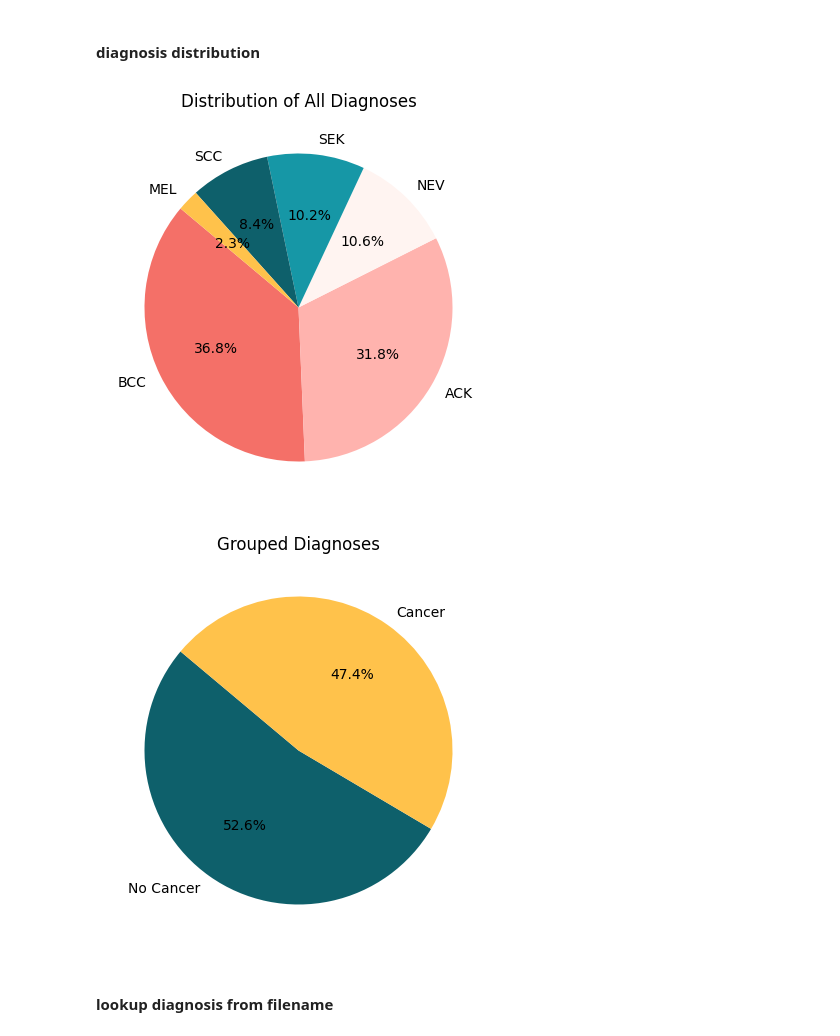
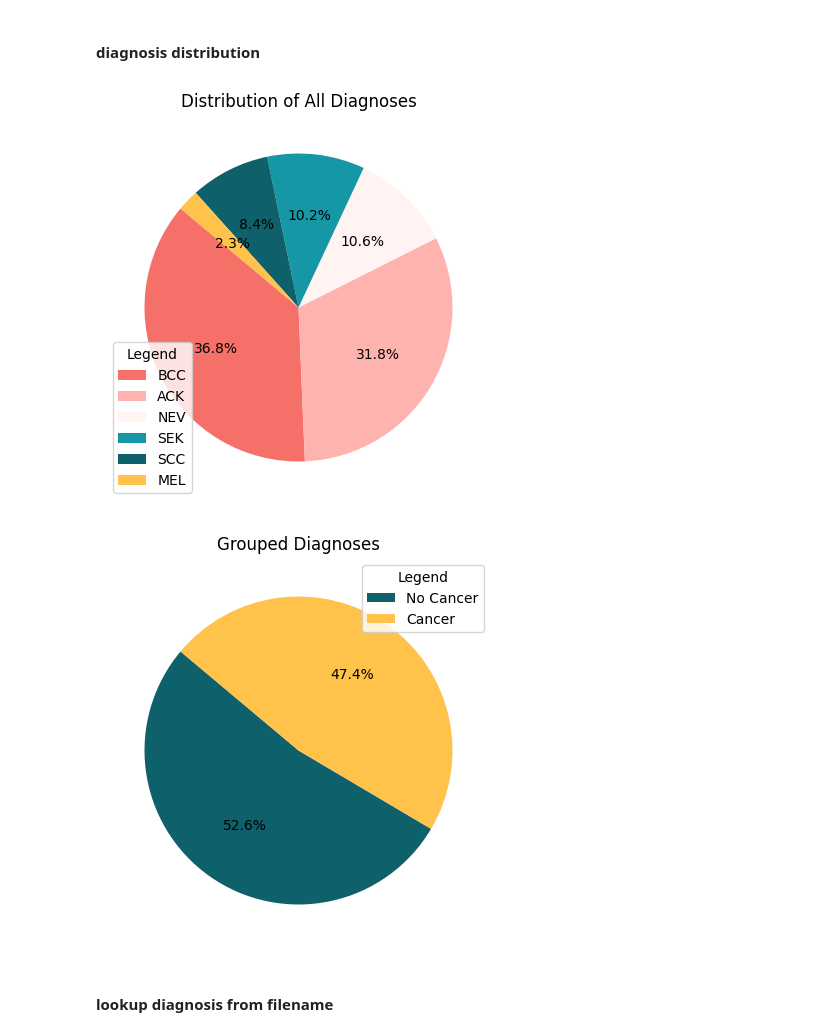
Before and after one commit to lucienavratilova/fyp2024, a Jupyter notebook: testing_features/dataset.ipynb, the cells around one changed output. Saved outputs shown, nothing was run; the diff lists cells and outputs as text; code cells hidden in the pictures.

Commit message:
plots

```diff
--- a/testing_features/dataset.ipynb
+++ b/testing_features/dataset.ipynb
@@ -34,35 +34,39 @@ Index(['patient_id', 'lesion_id', 'smoke', 'drink', 'background_father',
 # %%
 colors1 = ['#f47068', '#ffb3ae', '#fff4f1', '#1697a6', '#0e606b', '#ffc24b']
 colors2 = ['#0e606b', '#ffc24b']
 
-# All diagnoses
+# Pie chart of all diagnoses
 diagnoses = data['diagnostic'].value_counts()
 plt.figure(figsize=(5, 5))
-plt.pie(diagnoses, labels=diagnoses.index, autopct='%1.1f%%', colors=colors1, startangle=140)
+plt.pie(diagnoses, labels=None, autopct='%1.1f%%', colors=colors1, startangle=140)
 plt.title('Distribution of All Diagnoses')
+plt.legend(diagnoses.index, loc="best", title='Legend')
+
+plt.savefig('diagnoses_pie_chart1.png')
 
 plt.show()
 
 # Grouped diagnoses
 def group_diagnoses(diagnosis):
     if diagnosis in ['MEL', 'BCC', 'SCC']:
         return 'Cancer'
     elif diagnosis in ['NEV', 'ACK', 'SEK']:
         return 'No Cancer'
     else:
         return 'Other'
 
 data['diagnosis_group'] = data['diagnostic'].apply(group_diagnoses)
 diagnosis_counts = data['diagnosis_group'].value_counts()
 
 plt.figure(figsize=(5, 5))
-plt.pie(diagnosis_counts, labels=diagnosis_counts.index, autopct='%1.1f%%', colors=colors2, startangle=140)
+plt.pie(diagnosis_counts, labels=None, autopct='%1.1f%%', colors=colors2, startangle=140)
 plt.title('Grouped Diagnoses')
+plt.legend(diagnosis_counts.index, loc="best", title='Legend')
 
 plt.show()
 # %% [output]
-[figure, old version]
+[figure, new version]
-[figure, old version]
+[figure, new version]
 # %% [markdown]
 #### lookup diagnosis from filename
 # %%
```
Also changed, not shown: 2 other files.
